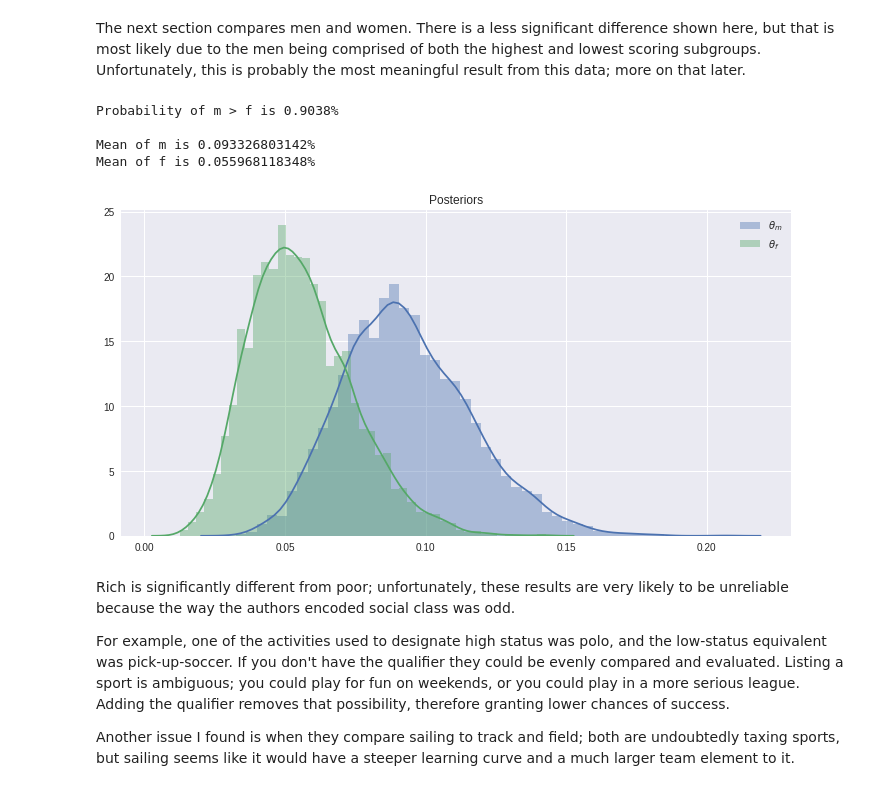
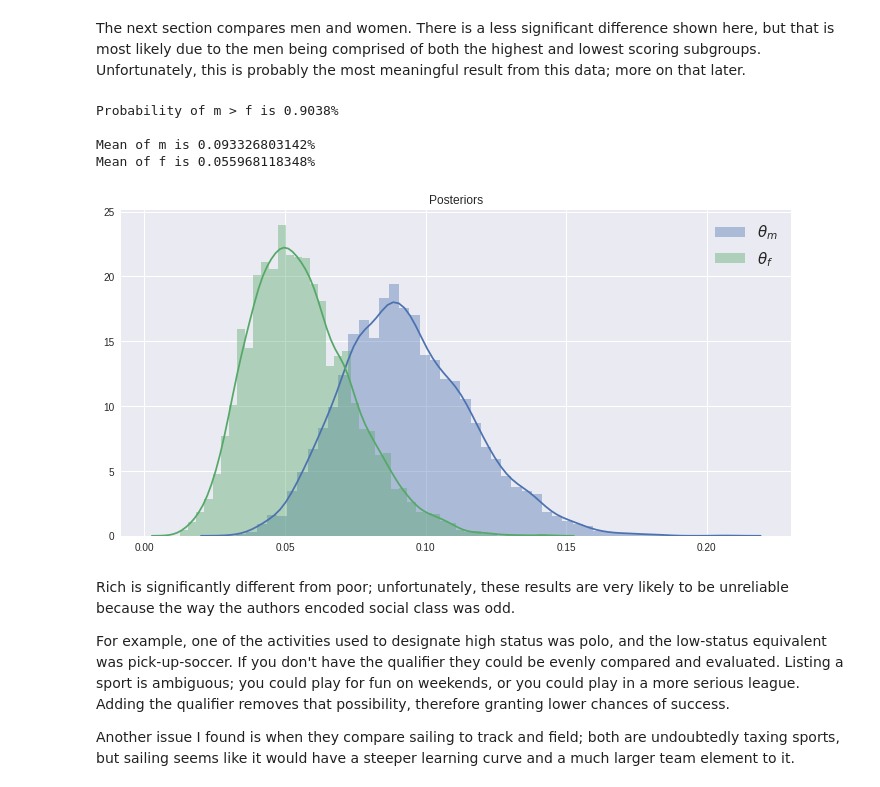
Before and after one commit to dmonroe85/gender_class_hiring, a Jupyter notebook: gender_class_hiring.ipynb, the cells around one changed output. Cells and saved outputs as stored; diff of their text form; code cells hidden in the pictures.

```diff
--- a/gender_class_hiring.ipynb
+++ b/gender_class_hiring.ipynb
@@ -140,20 +140,20 @@ The next section compares men and women.  There is a less significant difference
 # %%
 sns.distplot(theta_m, label=r'$\theta_{m}$')
 sns.distplot(theta_f, label=r'$\theta_{f}$')
-plt.legend()
+plt.legend(prop={'size': 15})
 plt.title('Posteriors')
 
 print('Probability of m > f is %s%%' % np.mean(theta_m > theta_f))
 print("")
 
 print("Mean of m is %s%%" % np.mean(theta_m))
 print("Mean of f is %s%%" % np.mean(theta_f))
 # %% [output]
 Probability of m > f is 0.9038%
 
 Mean of m is 0.093326803142%
 Mean of f is 0.055968118348%
-[figure, old version]
+[figure, new version]
 # %% [markdown]
 Rich is significantly different from poor; unfortunately, these results are very likely to be unreliable because
 the way the authors encoded social class was odd.
```
Also changed, not shown: parts of 2 cells of this notebook.
